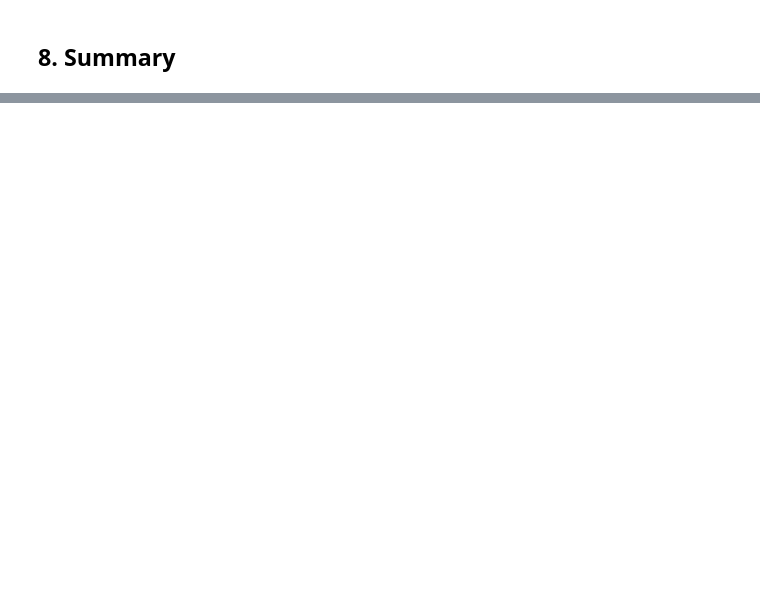
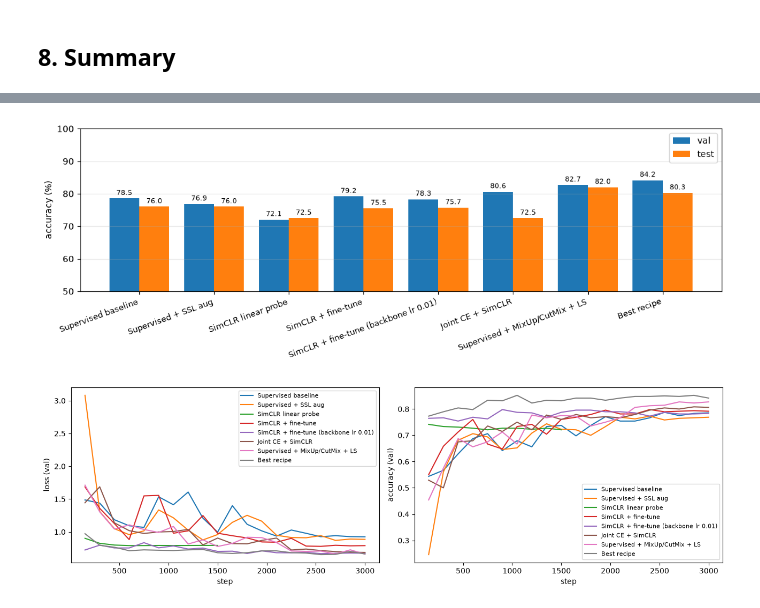
Before and after one commit to AbhiB176/SSL-experiment, a Jupyter notebook: experiments.ipynb, the cells around one changed output, grey strips where cells are left out. Drawn from its saved outputs; the diff is of its cells as text; code cells hidden in the pictures; blank space fills up the shorter version.

Commit message:
Add best model checkpoint and update experiments.ipynb

```diff
--- a/experiments.ipynb
+++ b/experiments.ipynb
@@ -316,7 +333,8 @@ r.check_returncode()
 # %% [markdown]
 ## 8. Summary
 # %%
-plots.table(FINAL, RUNS_DIR,
-            labels=['Supervised baseline', 'Supervised + SSL aug', 'SimCLR linear probe', 'SimCLR + fine-tune',
-                    'SimCLR + fine-tune (backbone lr 0.01)', 'Joint CE + SimCLR', 'Supervised + MixUp/CutMix + LS',
-                    'Best recipe'])
+FINAL = ['sup_baseline', 'sup_strongaug', 'simclr_probe', 'simclr_ft', 'simclr_ft_lowlr', 'joint', 'sup_reg', 'best']
+LABELS = ['Supervised baseline', 'Supervised + SSL aug', 'SimCLR linear probe', 'SimCLR + fine-tune',
+          'SimCLR + fine-tune (backbone lr 0.01)', 'Joint CE + SimCLR', 'Supervised + MixUp/CutMix + LS',
+          'Best recipe']
+plots.table(FINAL, RUNS_DIR, labels=LABELS)
@@ -322,0 +352,9 @@ plots.table(FINAL, RUNS_DIR,
+# %%
+import importlib, plots
+importlib.reload(plots)
+
+plots.bars(FINAL, RUNS_DIR, labels=LABELS, save=FIGS / 'summary_val_test.png')
+plots.curves(FINAL, RUNS_DIR, labels=LABELS, show_train=False, save=FIGS / 'summary_val_curves.png')
+# %% [output]
+[figure, added]
+[figure, added]
```
Also changed, not shown: parts of 6 cells of this notebook, 1 other file.
